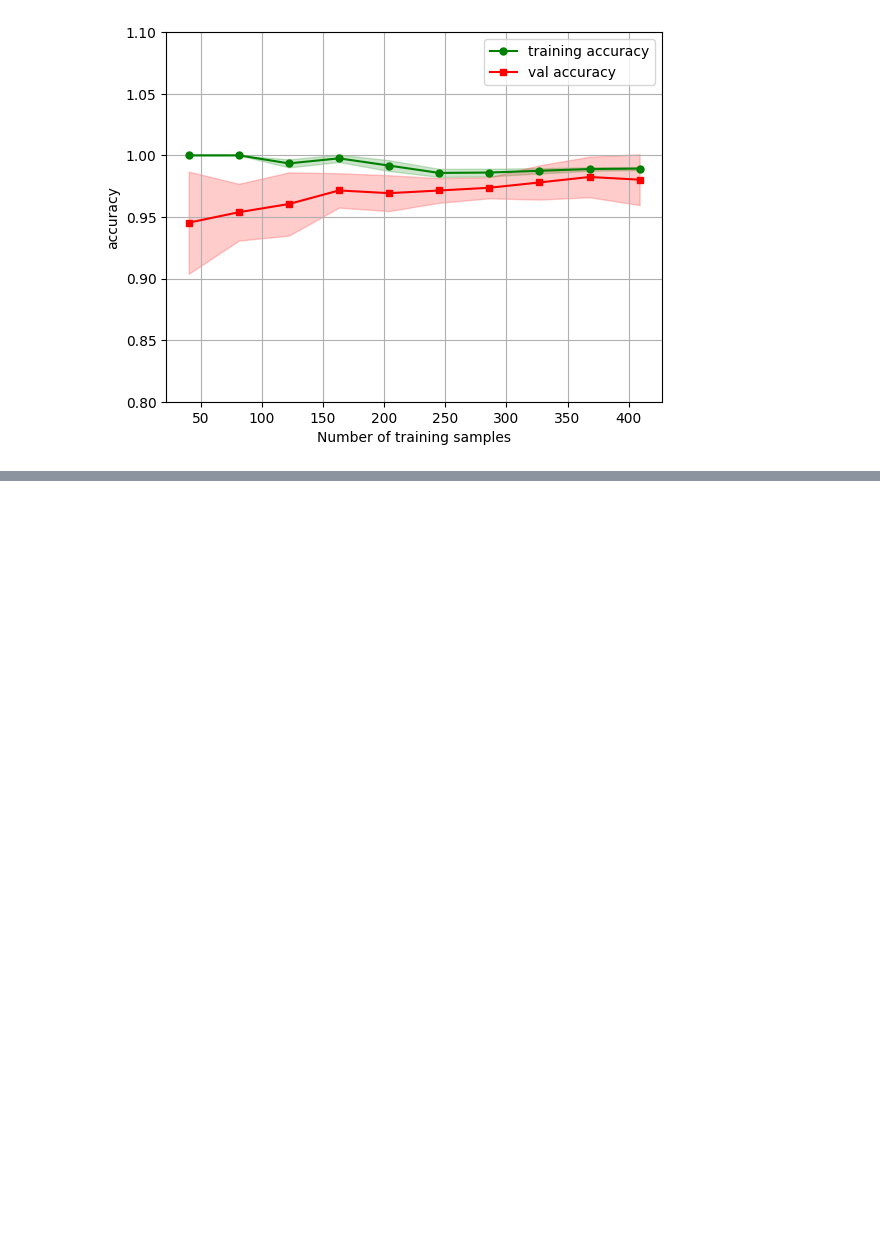
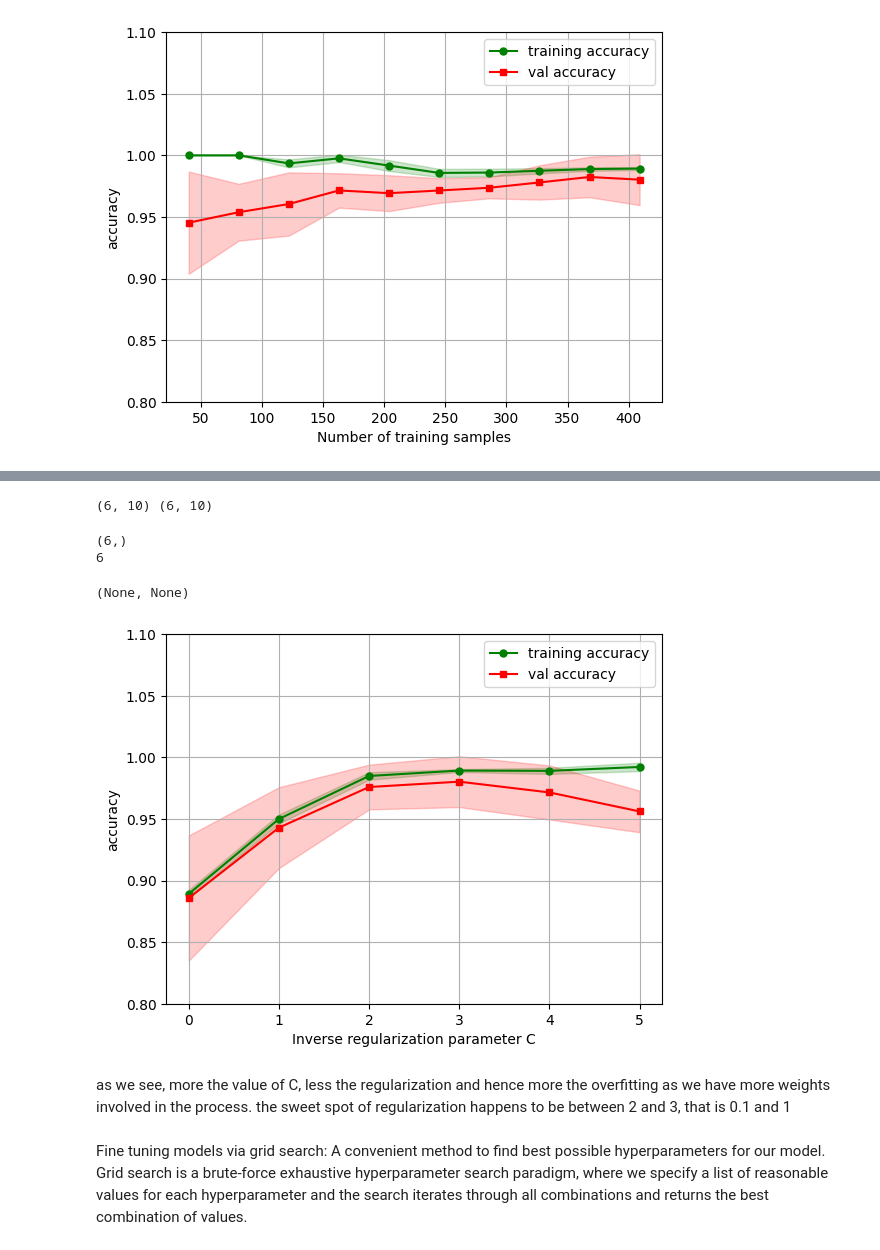
Before and after one commit to Divyesh-Kanagavel/HandsOnML-AI, a Jupyter notebook: Best_practices.ipynb, the cells around one changed output, grey strips where cells are left out. Drawn from its saved outputs; the diff is of its cells as text; code cells hidden in the pictures; blank space fills up the shorter version.

Commit message:
added evaluation metrics , debugging curves

```diff
--- a/Best_practices.ipynb
+++ b/Best_practices.ipynb
@@ -208,0 +212,5 @@ from the above picture, our model does a good job in classification for the give
+# %%
+from sklearn.model_selection import validation_curve
+param_range = [0.001, 0.01, 0.1, 1.0, 10.0, 100.0] # C values
+train_scores, test_scores = validation_curve(estimator=pipe_lr, X=X_train, y=y_train, param_name='logisticregression__C', param_range=param_range, cv=10)
+print(train_scores.shape, test_scores.shape)
@@ -208,0 +253,34 @@ from the above picture, our model does a good job in classification for the give
+# %%
+print(train_scores.shape, test_scores.shape)
+# %% [output]
+(6, 10) (6, 10)
+# %%
+train_mean = np.mean(train_scores, axis=1)
+train_std = np.std(train_scores, axis=1)
+test_mean = np.mean(test_scores, axis=1)
+test_std = np.std(test_scores, axis=1)
+# %%
+print(train_mean.shape), print(len(param_range))
+# %% [output]
+(6,)
+6
+(None, None)
+# %%
+plt.plot(range(len(param_range)) , train_mean, color='green', marker='o',markersize=5,label='training accuracy')
+plt.fill_between(range(len(param_range)),train_mean-train_std, train_mean+train_std,alpha=0.2, color='green')
+plt.plot(range(len(param_range)) , test_mean, color='red', marker='s',markersize=5,label='val accuracy')
+plt.fill_between(range(len(param_range)),test_mean-test_std, test_mean+test_std,alpha=0.2, color='red')
+plt.grid(True)
+plt.xlabel('Inverse regularization parameter C')
+plt.ylabel("accuracy")
+plt.legend(loc="best")
+plt.ylim([0.8,1.1])
+plt.show()
+# %% [output]
+[figure, added]
+# %% [markdown]
+as we see, more the value of C, less the regularization and hence more the overfitting as we have more weights involved in the process. the sweet spot of regularization happens to be between 2 and 3, that is 0.1 and 1
+# %% [markdown]
+Fine tuning models via grid search:
+A convenient method to find best possible hyperparameters for our model.
+Grid search is a brute-force exhaustive hyperparameter search paradigm, where we specify a list of reasonable values for each hyperparameter and the search iterates through all combinations and returns the best combination of values.
```
Also changed, not shown: parts of 48 cells of this notebook.
